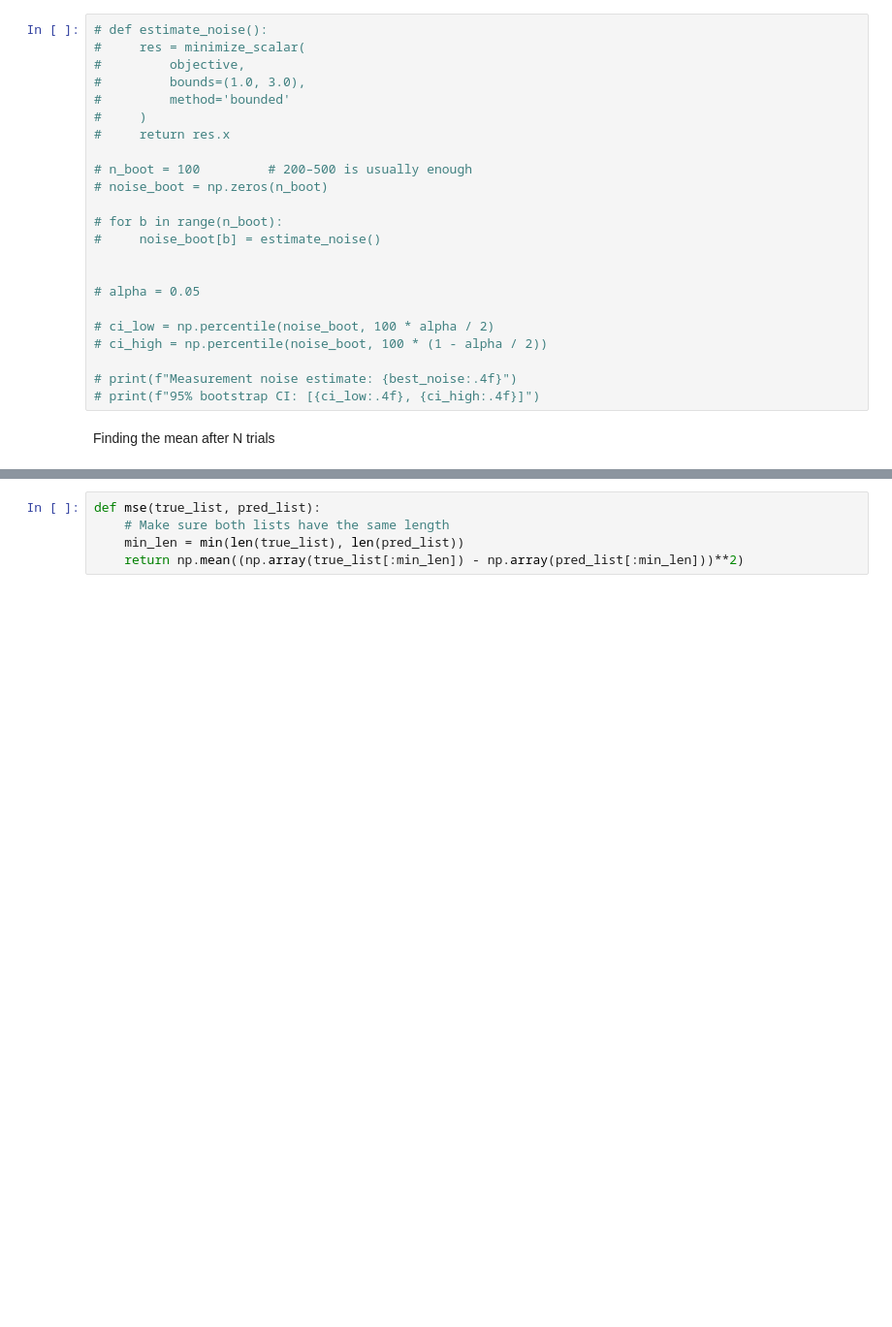
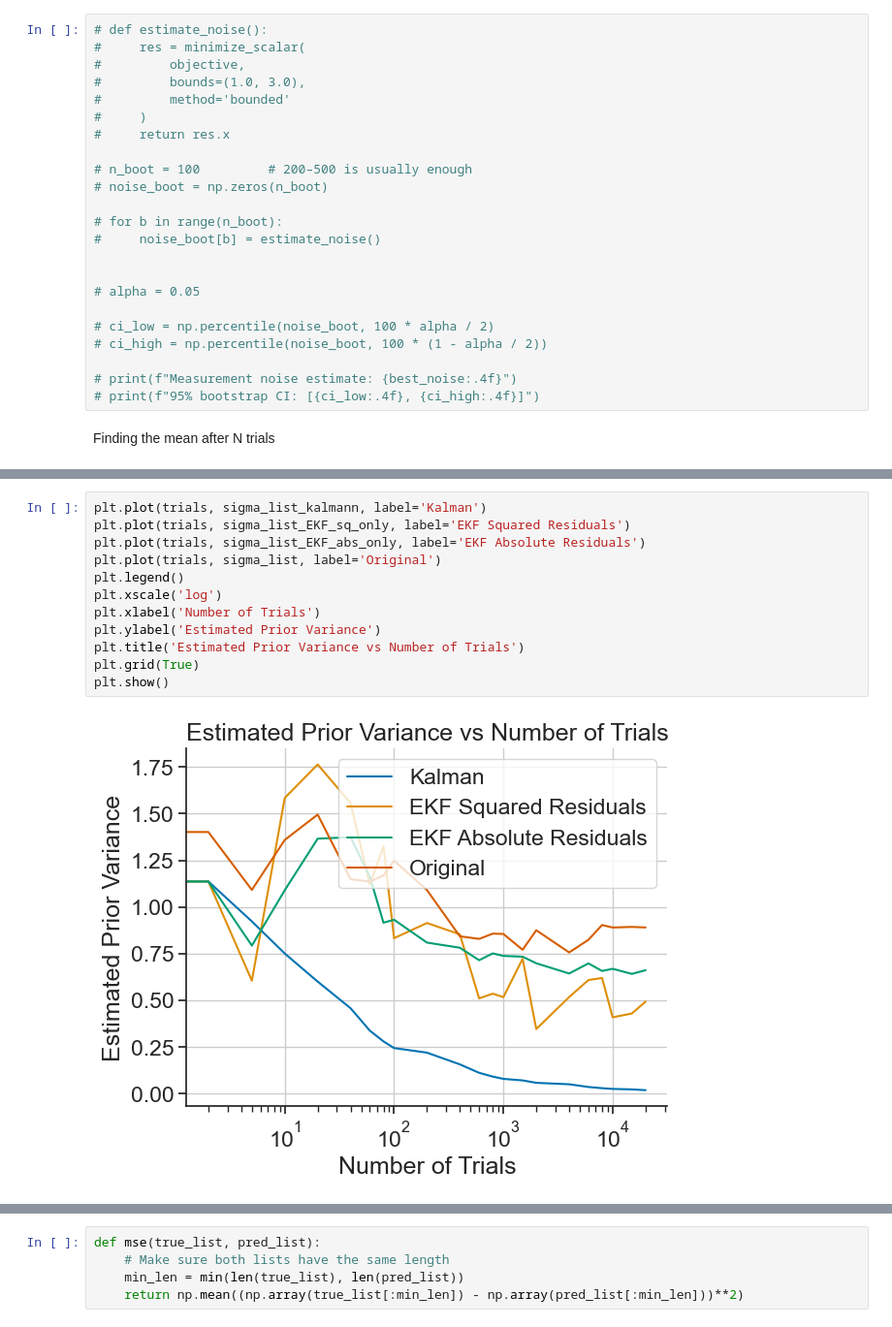
Before and after one commit to camila-maura/bayesian_agents_project_s1, a Jupyter notebook: notebooks/level_5.ipynb, the cells around one changed output, grey strips where cells are left out. Shown at 97% size. Cells and saved outputs as stored; diff of their text form; blank space fills up the shorter version.

```diff
--- a/notebooks/level_5.ipynb
+++ b/notebooks/level_5.ipynb
@@ -269,0 +451,14 @@ plt.show()
+# %%
+plt.plot(trials, sigma_list_kalmann, label='Kalman')
+plt.plot(trials, sigma_list_EKF_sq_only, label='EKF Squared Residuals')
+plt.plot(trials, sigma_list_EKF_abs_only, label='EKF Absolute Residuals')
+plt.plot(trials, sigma_list, label='Original')
+plt.legend()
+plt.xscale('log')
+plt.xlabel('Number of Trials')
+plt.ylabel('Estimated Prior Variance')
+plt.title('Estimated Prior Variance vs Number of Trials')
+plt.grid(True)
+plt.show()
+# %% [output]
+[figure, added]
```
Also changed, not shown: parts of 21 cells of this notebook, 1 other file.
